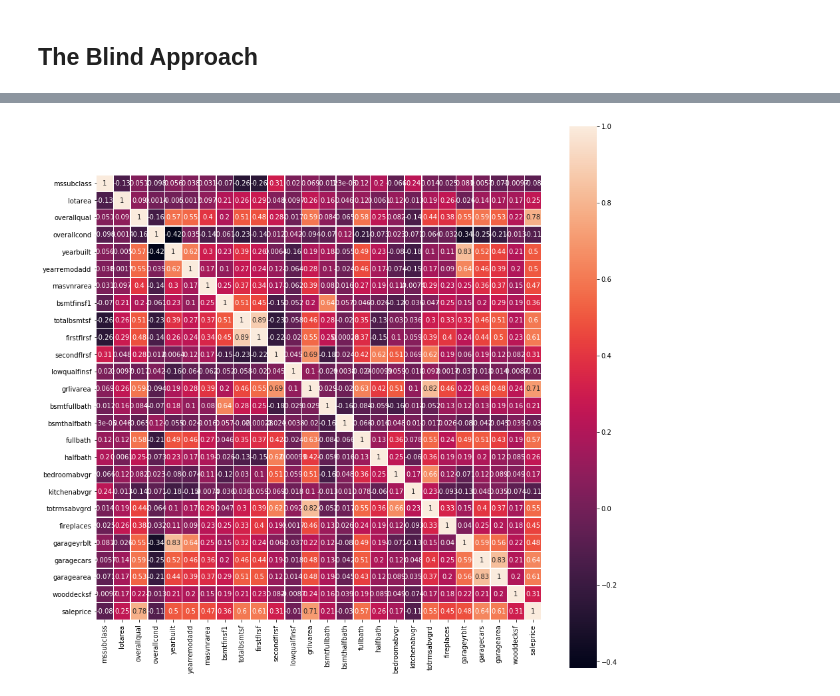
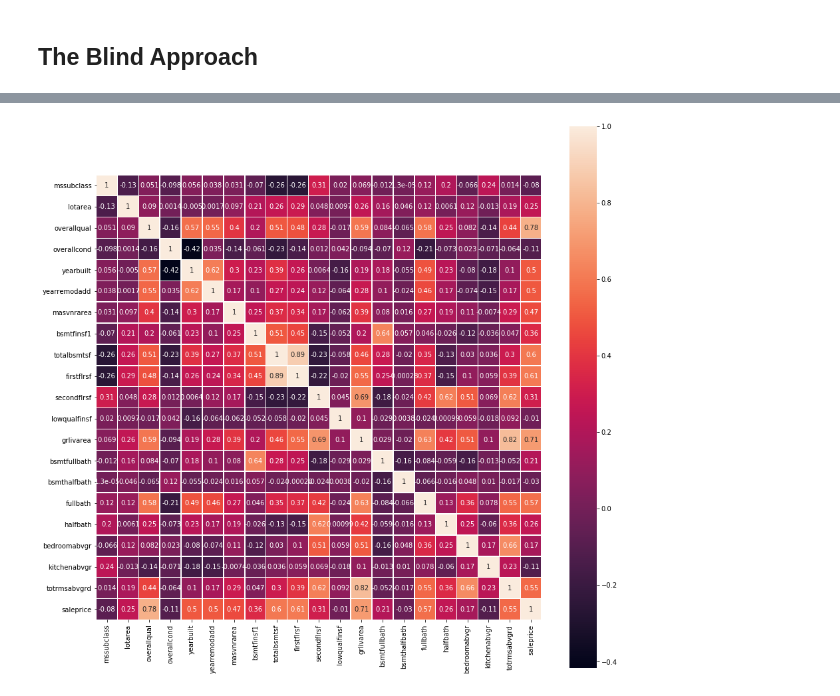
Before and after one commit to ssmcnatt/assignments, a Jupyter notebook: random_forest_challenge.ipynb, the cells around one changed output, grey strips where cells are left out. Cells and saved outputs as stored; diff of their text form; code cells hidden in the pictures.

```diff
--- a/random_forest_challenge.ipynb
+++ b/random_forest_challenge.ipynb
@@ -110,0 +109,25 @@ price_df
+# %%
+dum_price = price_df.copy()
+
+one_hot = pd.DataFrame()
+cat_cols = list(dum_price.select_dtypes(include=['object']).columns)
+for col in cat_cols:
+    new_col = 'd_' + col
+    dum_price[col] = pd.Categorical(dum_price[col])
+    dum_price[new_col] = dum_price[col].cat.codes
+
+#     # Get one hot encoding of columns
+#     one_hot = pd.get_dummies(dum_price[ccol])
+#     one_hot.columns = [str(ccol) + '_' + str(ocol) for ocol in one_hot.columns]
+#     #print(one_hot)
+
+    # Drop column as it is now encoded
+    dum_price = dum_price.drop(columns=col)
+
+#     dum_price = dum_price.join(one_hot)
+#     print('*****' + ccol + '*****')
+# %%
+dum_price = pd.DataFrame(dum_price)
+# %%
+dum_cols = dum_price.columns
+print(dum_cols)
@@ -145,6 +163,24 @@ corrmap
+# %%
+sel_cols = []
+for i in range(0, 20):
+    sel_cols.append(dum_cols[i])
+
+corr1_df = dum_price[sel_cols + ['saleprice']]
+
+sel_cols = []
+for i in range(19, 40):
+    sel_cols.append(dum_cols[i])
+
+corr2_df = dum_price[sel_cols + ['saleprice']]
+
+sel_cols = []
+for i in range(39, 53):
+    sel_cols.append(dum_cols[i])
+
+corr3_df = dum_price[sel_cols + ['saleprice']]
 # %%
 plt.figure(figsize=(15, 15))
-sns.heatmap(corrmap, square=True, annot=True, linewidths=.5)
+sns.heatmap(corr1_df.corr(), square=True, annot=True, linewidths=.5)
 plt.show()
 # %% [output]
-[figure, old version]
+[figure, new version]
```
Also changed, not shown: parts of 17 cells of this notebook.
